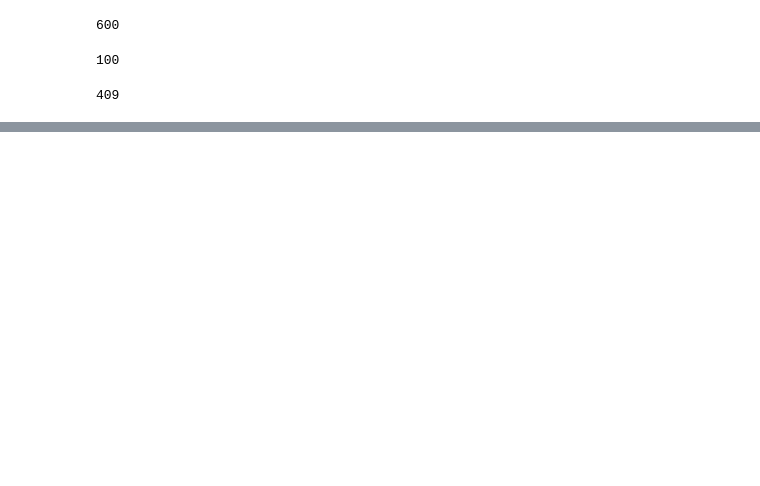
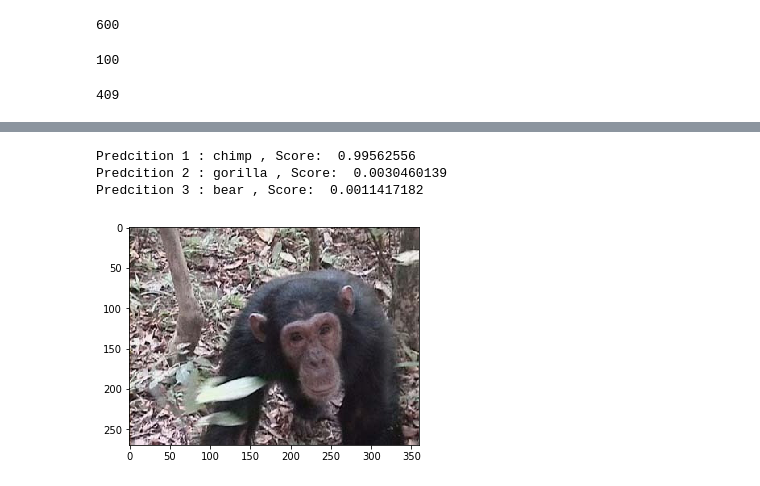
Before and after one commit to trisha025/Image_Classification_TransferLearning, a Jupyter notebook: image_classification.ipynb, the cells around one changed output, grey strips where cells are left out. Saved outputs shown, nothing was run; the diff lists cells and outputs as text; code cells hidden in the pictures; blank space fills up the shorter version.

```diff
--- a/image_classification.ipynb
+++ b/image_classification.ipynb
@@ -58,0 +63,5 @@ num_classes = 10
+# %%
+dataset = '/content/gdrive/My Drive/caltech/'
+train_directory = os.path.join(dataset, 'train')
+valid_directory = os.path.join(dataset, 'valid')
+test_directory = os.path.join(dataset, 'test')
@@ -63,3 +78,6 @@ data = {
         'valid' : datasets.ImageFolder(root=valid_directory, transform=image_transforms['valid']),
         'test' : datasets.ImageFolder(root=test_directory, transform=image_transforms['test'])
 }
+# %%
+idx_to_class = {v: k for k, v in data['train'].class_to_idx.items()}
+print(idx_to_class)
@@ -84,0 +283,31 @@ test_data = DataLoader(data['test'], batch_size=bs, shuffle=True)
+# %%
+def predict(model, test_image_name):
+  transform = image_transforms['test']
+
+  test_image = Image.open(test_image_name)
+  plt.imshow(test_image)
+
+  test_image_tensor = transform(test_image)
+
+  if torch.cuda.is_available():
+    test_image_tensor = test_image_tensor.view(1, 3, 224, 224).cuda()
+  else:
+    test_image_tensor = test_image_tensor.view(1, 3, 224, 224)
+
+  with torch.no_grad():
+    model.eval()
+
+    out = model(test_image_tensor)
+    ps = torch.exp(out)
+    topk, topclass = ps.topk(3, dim=1)
+    for i in range(3):
+      print("Predcition", i+1, ":", idx_to_class[topclass.cpu().numpy()[0][i]], ", Score: ", topk.cpu().numpy()[0][i])
+# %%
+dataset = '/content/gdrive/My Drive/caltech/'
+model = torch.load('/content/gdrive/My Drive/caltech/_model_8.pt')
+predict(model, '/content/gdrive/My Drive/caltech/test/chimp/038_0071.jpg')
+# %% [output]
+Predcition 1 : chimp , Score:  0.99562556
+Predcition 2 : gorilla , Score:  0.0030460139
+Predcition 3 : bear , Score:  0.0011417182
+[figure, added]
```
Also changed, not shown: parts of 19 cells of this notebook.
